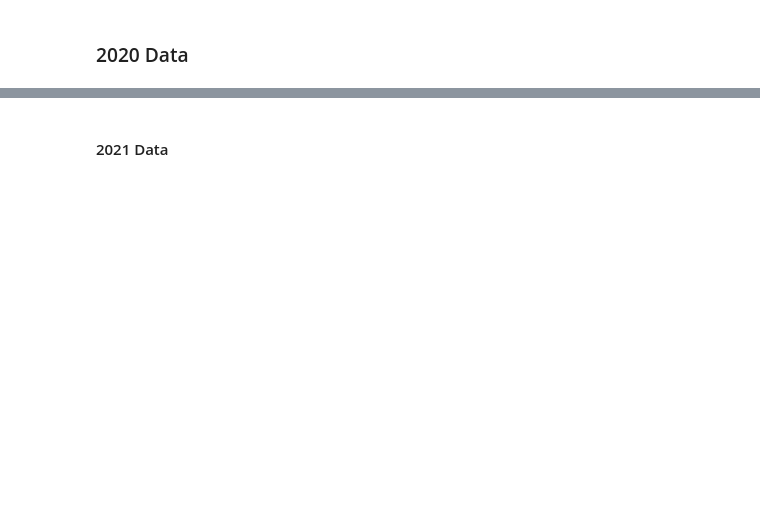
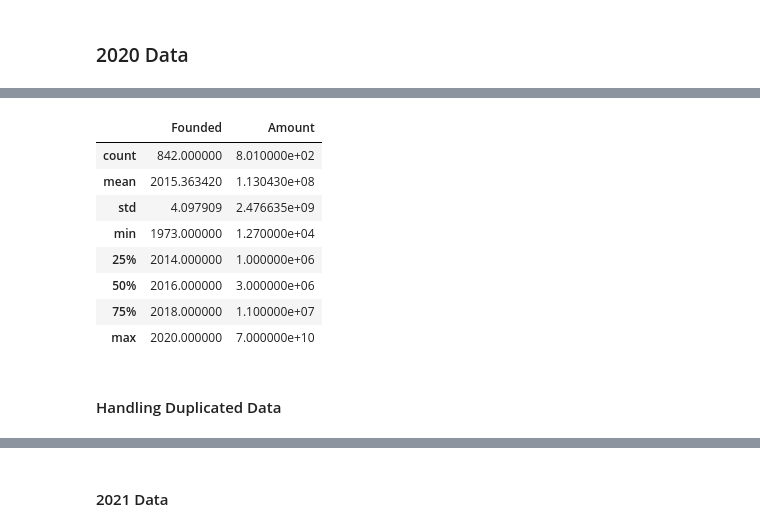
Before and after one commit to DzeBakuEso/stockholm_lp1_colla_project_sprint_1, a Jupyter notebook: Indian _Ecosystem_Analysis.ipynb, the cells around one changed output, grey strips where cells are left out. Drawn from its saved outputs; the diff is of its cells as text; code cells hidden in the pictures; blank space fills up the shorter version.

```diff
--- a/Indian _Ecosystem_Analysis.ipynb
+++ b/Indian _Ecosystem_Analysis.ipynb
@@ -895,0 +957,14 @@ df2.to_csv('df_19.csv', index=False)
+# %%
+df3.describe(include='float') # Getting general descriptive statistics for float columns
+# %% [output]
+|  | Founded | Amount |
+| count | 842.000000 | 8.010000e+02 |
+| mean | 2015.363420 | 1.130430e+08 |
+| std | 4.097909 | 2.476635e+09 |
+| min | 1973.000000 | 1.270000e+04 |
+| 25% | 2014.000000 | 1.000000e+06 |
+| 50% | 2016.000000 | 3.000000e+06 |
+| 75% | 2018.000000 | 1.100000e+07 |
+| max | 2020.000000 | 7.000000e+10 |
+# %% [markdown]
+#### Handling Duplicated Data
```
Also changed, not shown: parts of 58 cells of this notebook.
